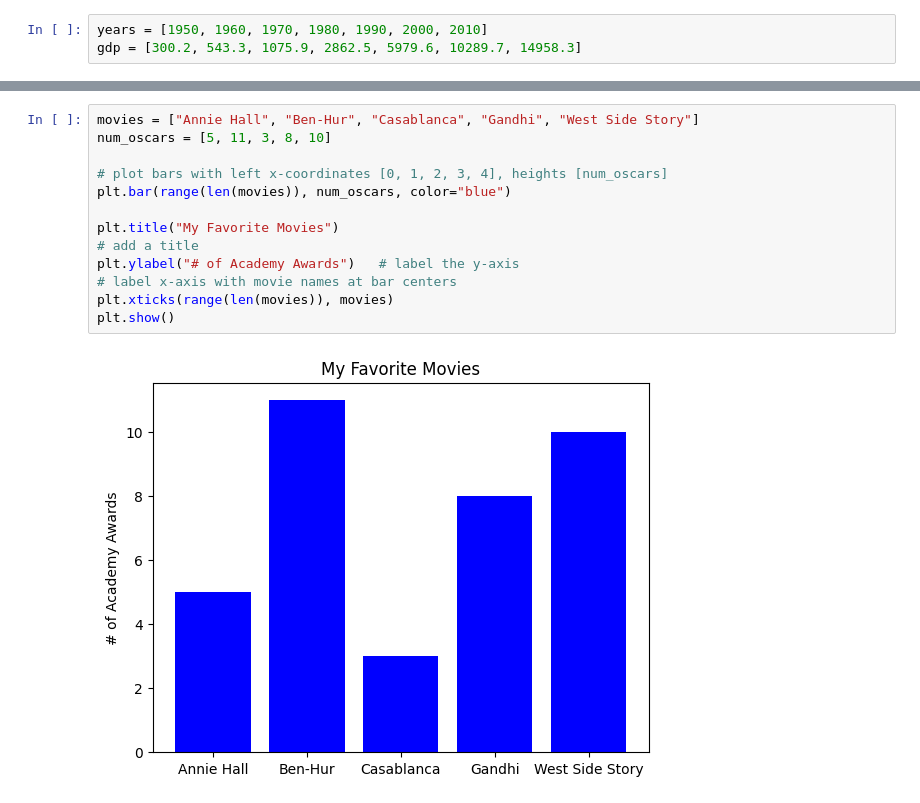
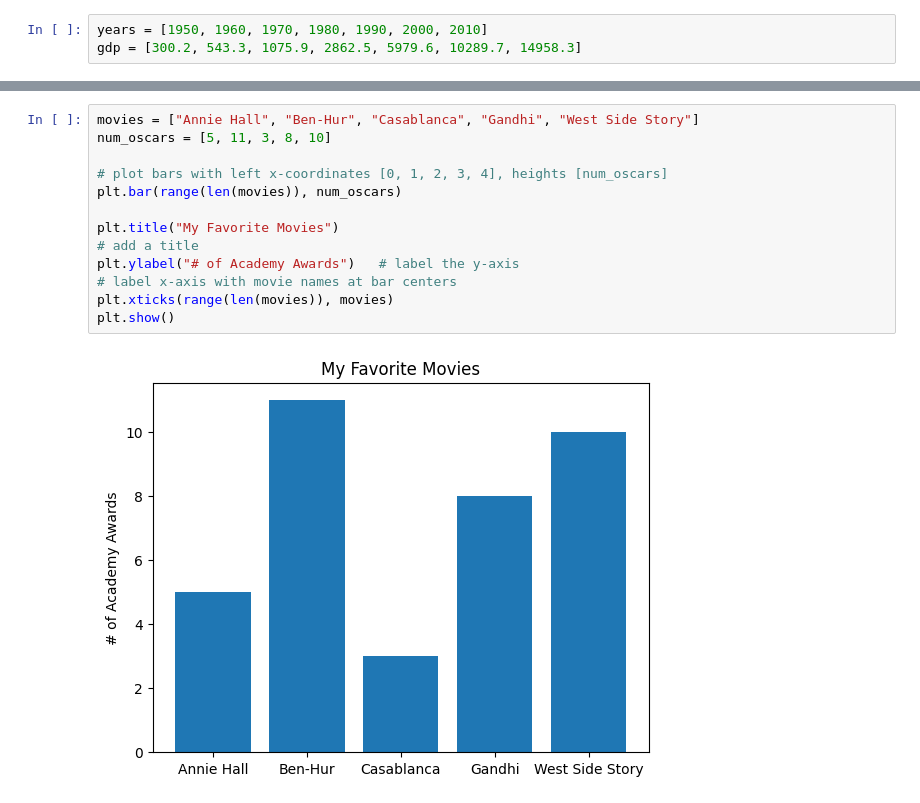
Before and after one commit to Kaiser-h/Learning-Python-Again, a Jupyter notebook: data_visualization.ipynb, the cells around one changed output, grey strips where cells are left out. Cells and saved outputs as stored; diff of their text form.

```diff
--- a/data_visualization.ipynb
+++ b/data_visualization.ipynb
@@ -20,18 +20,18 @@ gdp = [300.2, 543.3, 1075.9, 2862.5, 5979.6, 10289.7, 14958.3]
 # %%
 movies = ["Annie Hall", "Ben-Hur", "Casablanca", "Gandhi", "West Side Story"]
 num_oscars = [5, 11, 3, 8, 10]
 
 # plot bars with left x-coordinates [0, 1, 2, 3, 4], heights [num_oscars]
-plt.bar(range(len(movies)), num_oscars, color="blue")
+plt.bar(range(len(movies)), num_oscars)
 
 plt.title("My Favorite Movies")
 # add a title
 plt.ylabel("# of Academy Awards")   # label the y-axis
 # label x-axis with movie names at bar centers
 plt.xticks(range(len(movies)), movies)
 plt.show()
 # %% [output]
-[figure, old version]
+[figure, new version]
 # %%
 from collections import Counter
 grades = [83, 95, 91, 87, 70, 0, 85, 82, 100, 67, 73, 77, 0]
```
Also changed, not shown: parts of 2 cells of this notebook.
